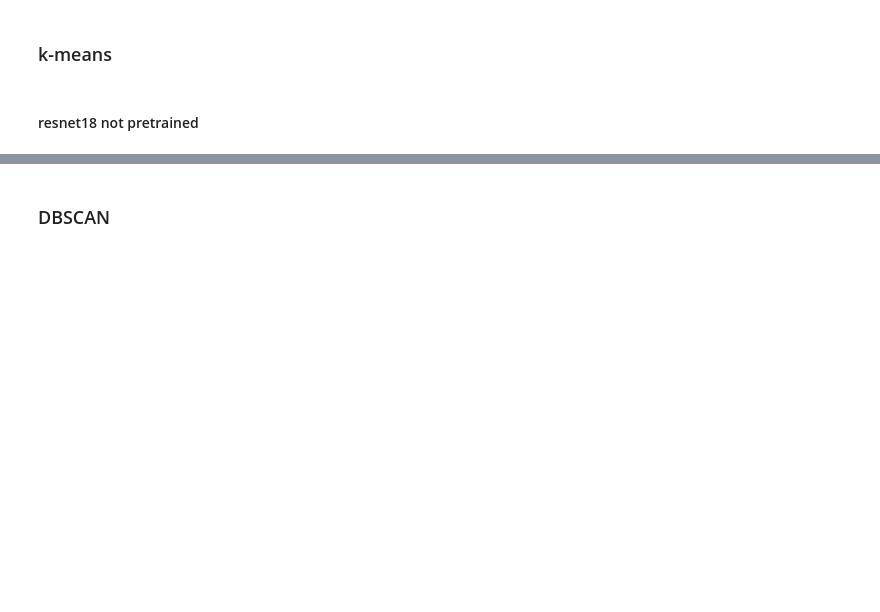
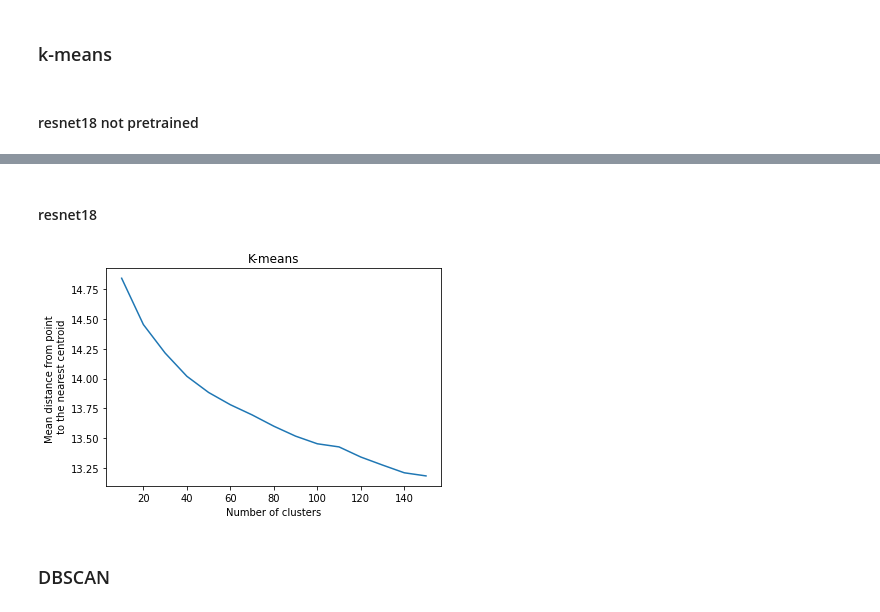
Before and after one commit to onopkosonja/hateful_memes, a Jupyter notebook: train.ipynb, the cells around one changed output, grey strips where cells are left out. Drawn from its saved outputs; the diff is of its cells as text; code cells hidden in the pictures; blank space fills up the shorter version.

```diff
--- a/train.ipynb
+++ b/train.ipynb
@@ -478,3 +492,11 @@ plot_kmeans_params(embeddings, n_clusters)
+# %% [markdown]
+#### resnet18
+# %%
+embeddings = np.load('/content/drive/My Drive/hateful_memes/embeddings/resnet18.npy')
+n_clusters = np.arange(10, 151, 10)
+plot_kmeans_params(embeddings, n_clusters)
+# %% [output]
+[figure, added]
 # %% [markdown]
 ### DBSCAN
 # %%
```
Also changed, not shown: parts of 21 cells of this notebook.
